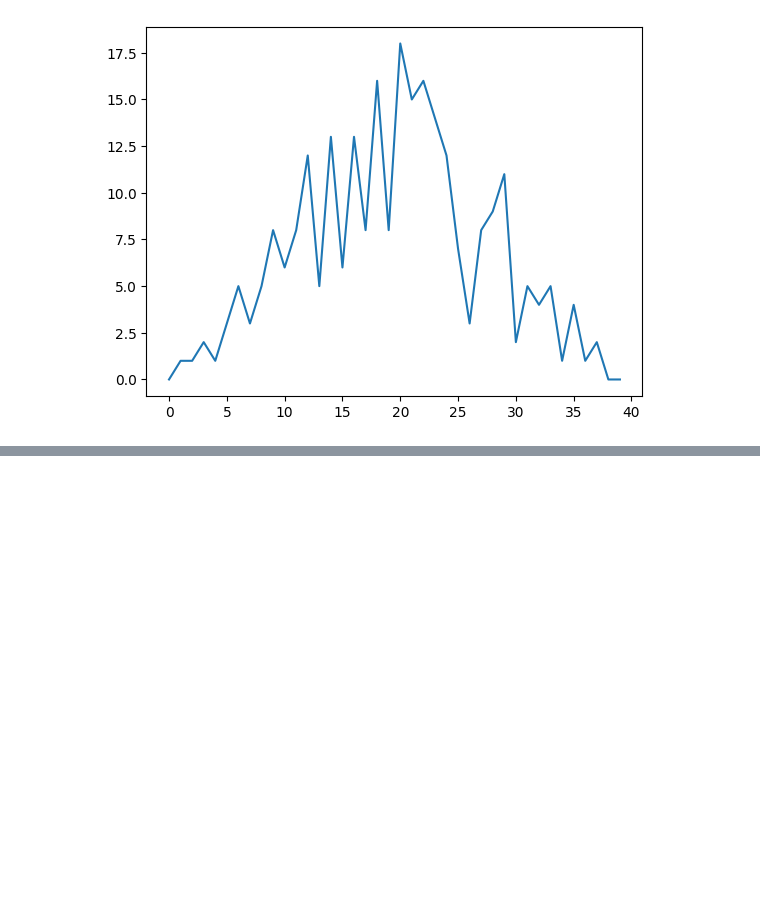
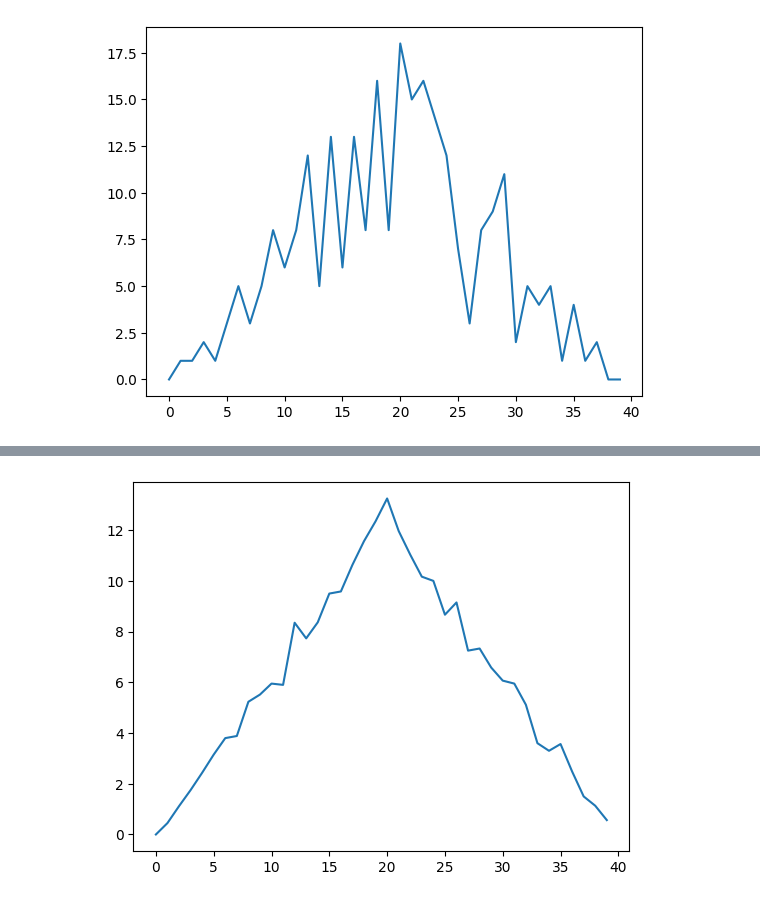
Before and after one commit to Azinkarimzad/phthon_SWC_24, a Jupyter notebook: tst.ipynb, the cells around one changed output, grey strips where cells are left out. Cells and saved outputs as stored; diff of their text form; code cells hidden in the pictures; blank space fills up the shorter version.

```diff
--- a/tst.ipynb
+++ b/tst.ipynb
@@ -537,4 +537,4 @@ patient_10=data[9,:];plt.plot(patient_10)
 [<matplotlib.lines.Line2D at 0x...>]
 [figure]
 # %%
-ave_inflammation=np.mean()
+ave_inflammation=np.mean(data,axis=0)
@@ -540,0 +551,5 @@ ave_inflammation=np.mean()
+# %%
+plt.plot(ave_inflammation)
+plt.show()
+# %% [output]
+[figure, added]
```
Also changed, not shown: parts of 1 cell of this notebook.
